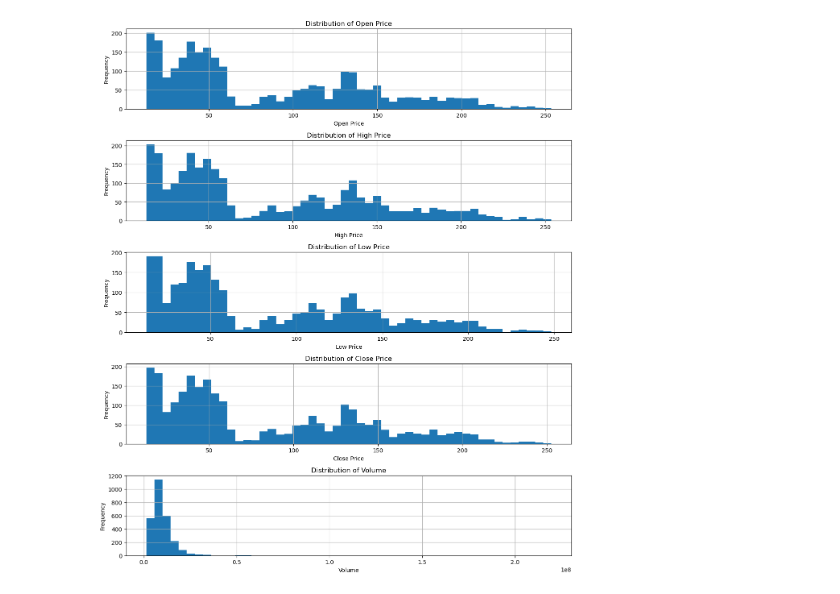
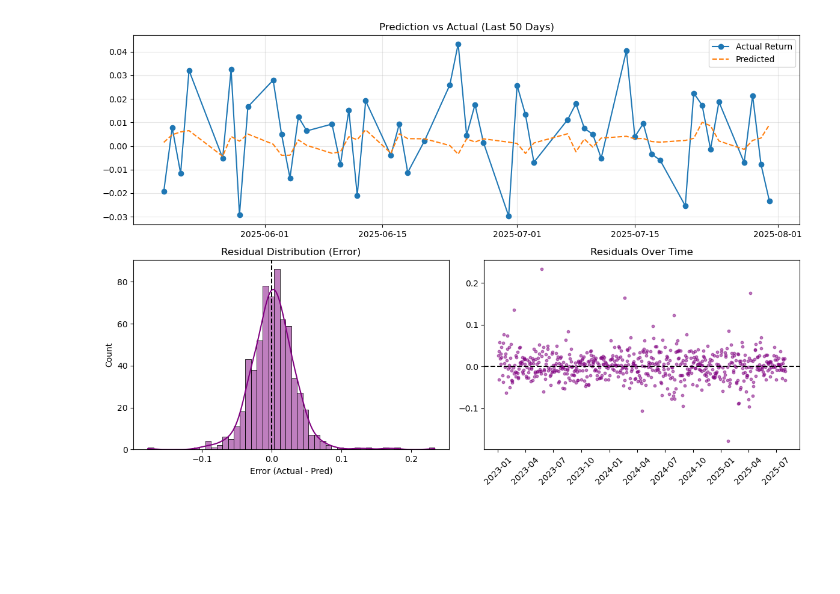
Before and after one commit to ADARSH1496/semiconductor-sector-data-analysis, a Jupyter notebook: notebooks/semiconductor_sector_data_analysis.ipynb, the cells around one changed output. Drawn from its saved outputs; the diff is of its cells as text; code cells hidden in the pictures; blank space fills up the shorter version.

Commit message:
Updated the analysis approach

```diff
--- a/notebooks/semiconductor_sector_data_analysis.ipynb
+++ b/notebooks/semiconductor_sector_data_analysis.ipynb
@@ -189,6 +363,17 @@ df.describe(include='object')
 # %%
-#Distribution Histogram
-for i in df.select_dtypes (include="number").columns:
- sns.histplot(data=df,x=i)
- plt.show()
+# Cross Tabulation
+
+df_clean['direction'] = df_clean['daily_return'].apply(lambda x: 'Up' if x > 0 else 'Down')
+
+# Create Cross Tab (Normalized to show percentages)
+cross_tab = pd.crosstab(df_clean['sector_group'], df_clean['direction'], normalize='index') * 100
+
+print("\nCross Tabulation: Up vs Down Days (%)")
+print(cross_tab.round(2))
+
+# Heatmap for the Report
+plt.figure(figsize=(6, 4))
+sns.heatmap(cross_tab, annot=True, fmt=".1f", cmap="Blues", cbar_kws={'label': 'Percentage %'})
+plt.title("Sector vs. Market Direction Probability")
+plt.show()
 # %% [output]
@@ -361,52 +596,33 @@ Distribution Analysis
 # %%
-#Filter AMAT stock data
-stock_df = df[df["stock_name"] == "AMAT"]
+# Residual Analysis
+residuals = y_test - final_preds
 
+plt.figure(figsize=(12, 8))
 
-# Distribution plots
+# Plot 1: Actual vs Predicted
+plt.subplot(2, 1, 1)
+plt.plot(y_test.index[-50:], y_test[-50:], label='Actual Return', marker='o')
+plt.plot(y_test.index[-50:], final_preds[-50:], label='Predicted', linestyle='--')
+plt.title("Prediction vs Actual (Last 50 Days)")
+plt.legend()
+plt.grid(True, alpha=0.3)
 
-fig, axes = plt.subplots(
-    5, 1,
-    figsize=(12, 14)
-)
+# Plot 2: Residual Distribution
+plt.subplot(2, 2, 3)
+sns.histplot(residuals, kde=True, color='purple')
+plt.axvline(0, color='black', linestyle='--')
+plt.title("Residual Distribution (Error)")
+plt.xlabel("Error (Actual - Pred)")
 
-# Open
-axes[0].hist(stock_df["open"], bins=50)
-axes[0].set_title("Distribution of Open Price")
-axes[0].set_xlabel("Open Price")
-axes[0].set_ylabel("Frequency")
-axes[0].grid(True)
-
-# High
-axes[1].hist(stock_df["high"], bins=50)
-axes[1].set_title("Distribution of High Price")
-axes[1].set_xlabel("High Price")
-axes[1].set_ylabel("Frequency")
-axes[1].grid(True)
-
-# Low
-axes[2].hist(stock_df["low"], bins=50)
-axes[2].set_title("Distribution of Low Price")
-axes[2].set_xlabel("Low Price")
-axes[2].set_ylabel("Frequency")
-axes[2].grid(True)
-
-# Close
-axes[3].hist(stock_df["close"], bins=50)
-axes[3].set_title("Distribution of Close Price")
-axes[3].set_xlabel("Close Price")
-axes[3].set_ylabel("Frequency")
-axes[3].grid(True)
-
-# Volume
-axes[4].hist(stock_df["volume"], bins=50)
-axes[4].set_title("Distribution of Volume")
-axes[4].set_xlabel("Volume")
-axes[4].set_ylabel("Frequency")
-axes[4].grid(True)
+# Plot 3: Residuals over Time
+plt.subplot(2, 2, 4)
+plt.scatter(y_test.index, residuals, alpha=0.5, color='purple', s=10)
+plt.axhline(0, color='black', linestyle='--')
+plt.title("Residuals Over Time")
+plt.xticks(rotation=45)
 
 plt.tight_layout()
 plt.show()
 # %% [output]
-[figure, old version]
+[figure, new version]
 # %% [markdown]
```
Also changed, not shown: parts of 44 cells of this notebook, 1 other file.
